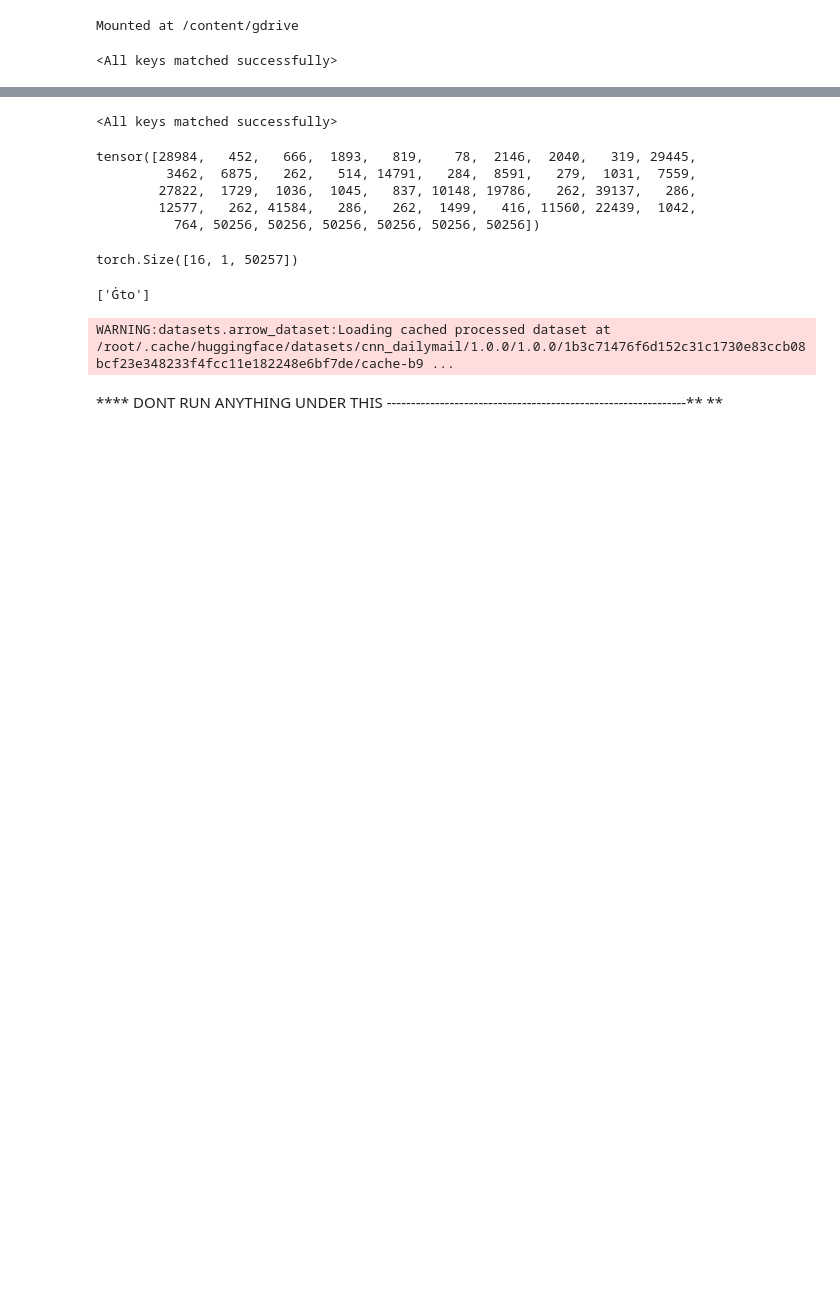
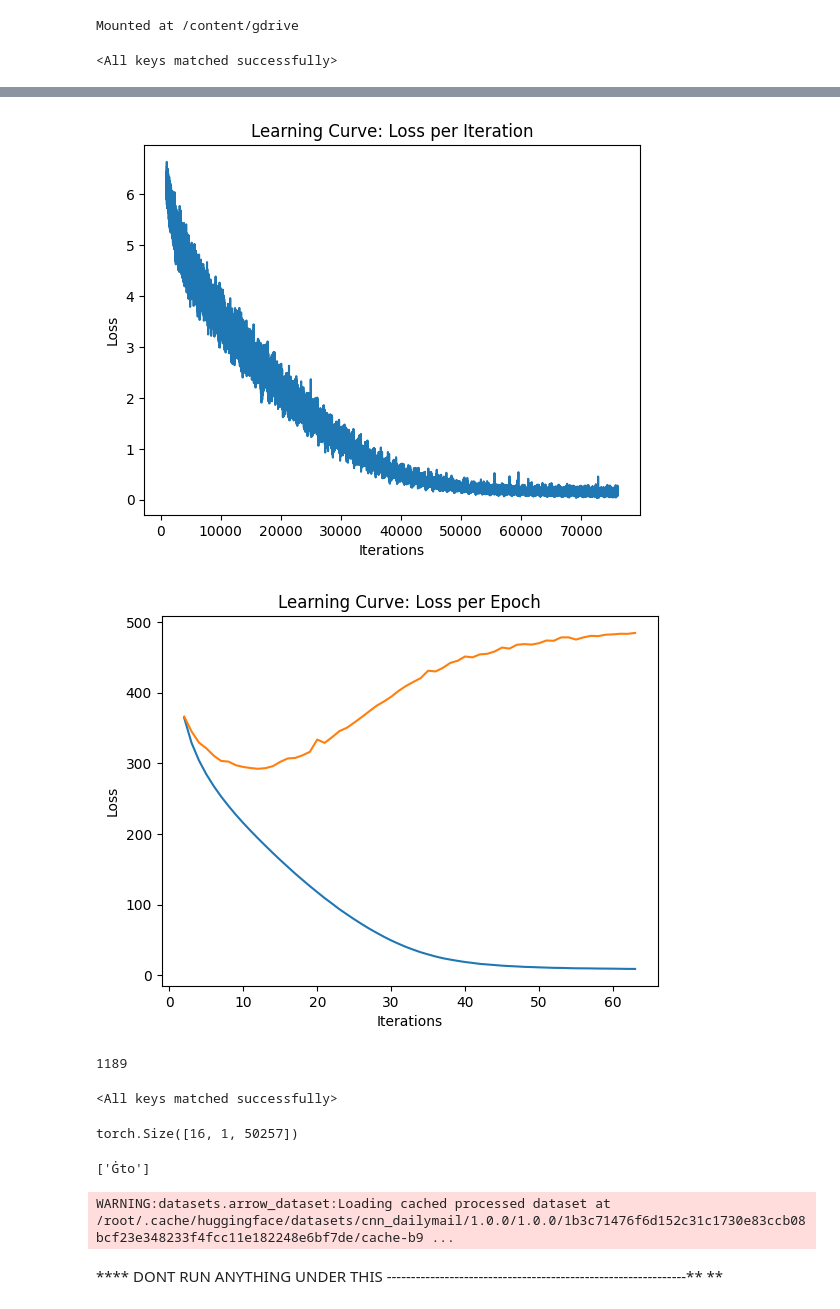
Before and after one commit to ProgrammedThought/Text-Summarizer, a Jupyter notebook: 413_Final_Project_.ipynb, the cells around one changed output, grey strips where cells are left out. Cells and saved outputs as stored; diff of their text form; code cells hidden in the pictures; blank space fills up the shorter version.

```diff
--- a/413_Final_Project_.ipynb
+++ b/413_Final_Project_.ipynb
@@ -458,0 +576,5 @@ train(model, train_d, checkpoint_path='/content/gdrive/My Drive/CSC413/A2/Transf
+# %%
+plot_learning_curve(iters[52316:], iter_losses[52316:], epochs[44:], train_losses[44:], val_losses[44:])
+# %% [output]
+[figure, added]
+[figure, added]
@@ -459,14 +584,10 @@ train(model, train_d, checkpoint_path='/content/gdrive/My Drive/CSC413/A2/Transf
+# %%
+len(loader)
+# %% [output]
+1189
 # %%
 model = TransformerModel(vocab_size=vocab_size)
 model.load_state_dict(torch.load\
                       ('/content/gdrive/My Drive/Transformerckpt-5.pk'))
 # %% [output]
 <All keys matched successfully>
-# %%
-inp_lst[3][0][0]
-# %% [output]
-tensor([28984,   452,   666,  1893,   819,    78,  2146,  2040,   319, 29445,
-         3462,  6875,   262,   514, 14791,   284,  8591,   279,  1031,  7559,
-        27822,  1729,  1036,  1045,   837, 10148, 19786,   262, 39137,   286,
-        12577,   262, 41584,   286,   262,  1499,   416, 11560, 22439,  1042,
-          764, 50256, 50256, 50256, 50256, 50256, 50256])
```
Also changed, not shown: parts of 35 cells of this notebook.
